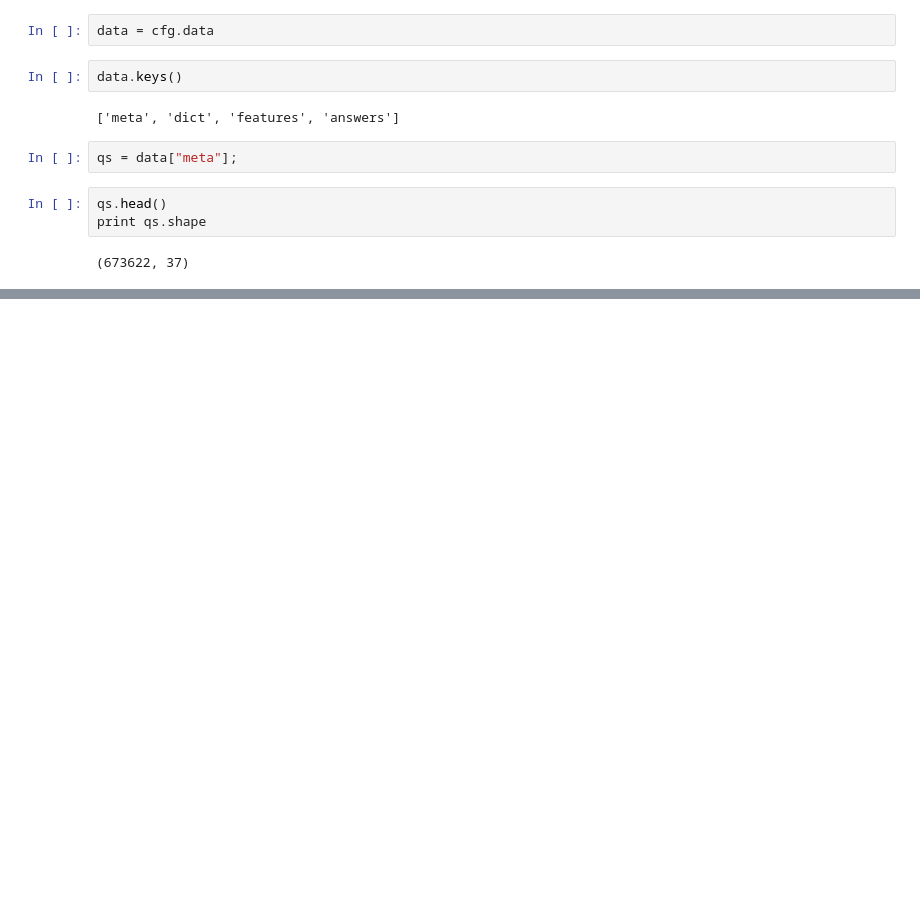
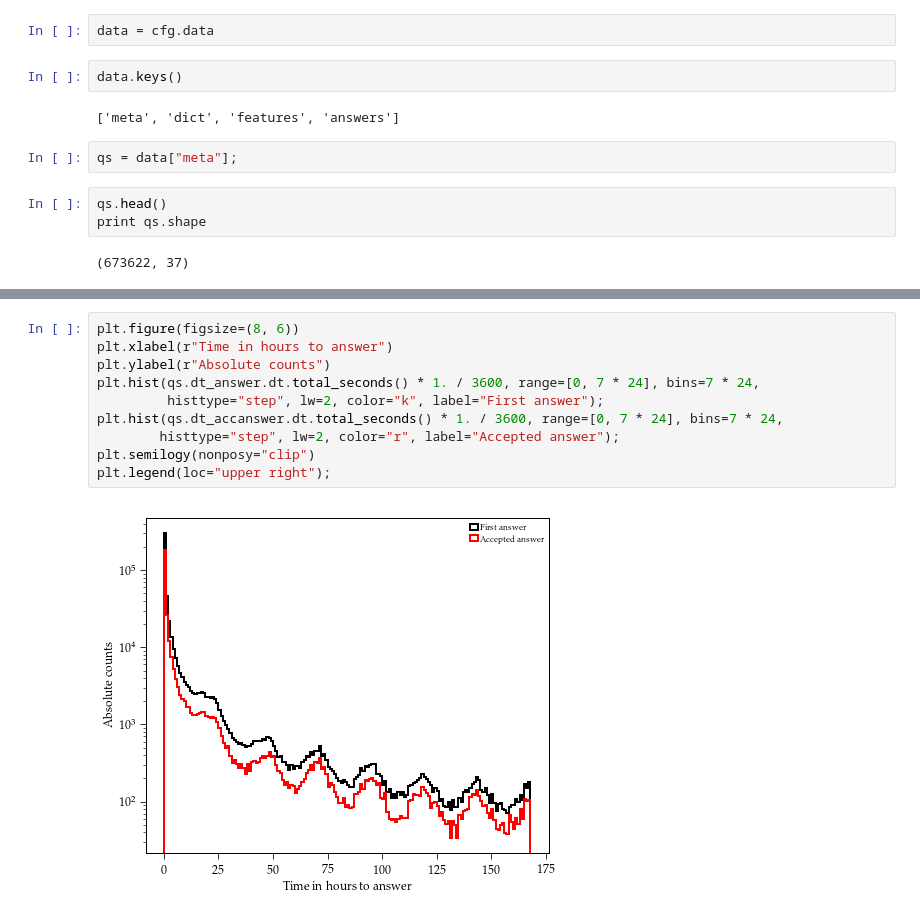
Before and after one commit to AkagiShigeru/incubator-overflow, a Jupyter notebook: stackoverflow-answer.ipynb, the cells around one changed output, grey strips where cells are left out. Cells and saved outputs as stored; diff of their text form; blank space fills up the shorter version.

Commit message:
new plots and a few lines of analysis.

```diff
--- a/stackoverflow-answer.ipynb
+++ b/stackoverflow-answer.ipynb
@@ -38,0 +36,12 @@ plt.legend(loc="upper right");
+# %%
+plt.figure(figsize=(8, 6))
+plt.xlabel(r"Time in hours to answer")
+plt.ylabel(r"Absolute counts")
+plt.hist(qs.dt_answer.dt.total_seconds() * 1. / 3600, range=[0, 7 * 24], bins=7 * 24,
+         histtype="step", lw=2, color="k", label="First answer");
+plt.hist(qs.dt_accanswer.dt.total_seconds() * 1. / 3600, range=[0, 7 * 24], bins=7 * 24,
+        histtype="step", lw=2, color="r", label="Accepted answer");
+plt.semilogy(nonposy="clip")
+plt.legend(loc="upper right");
+# %% [output]
+[figure, added]
```
Also changed, not shown: parts of 7 cells of this notebook, 1 other file.
